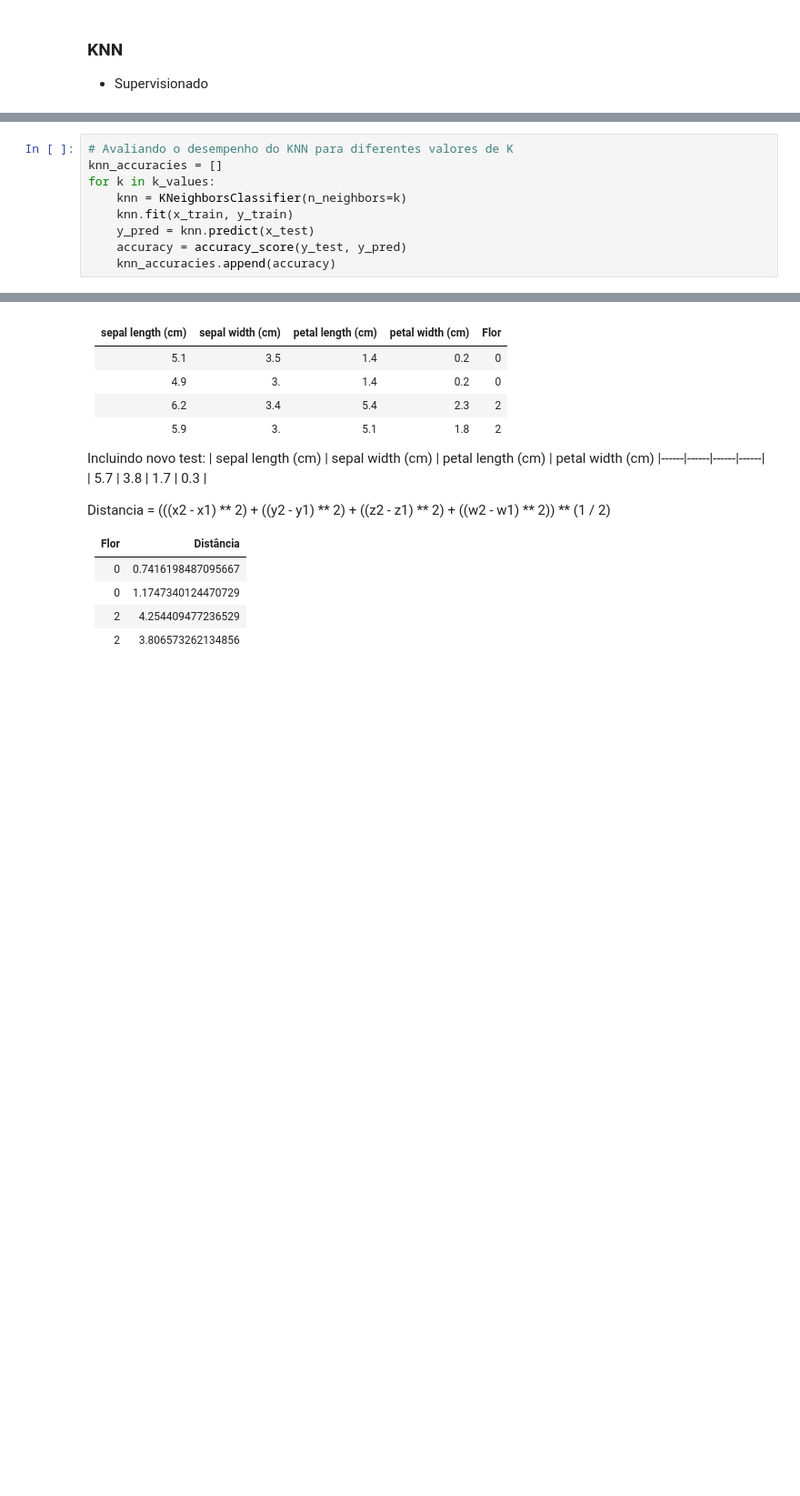
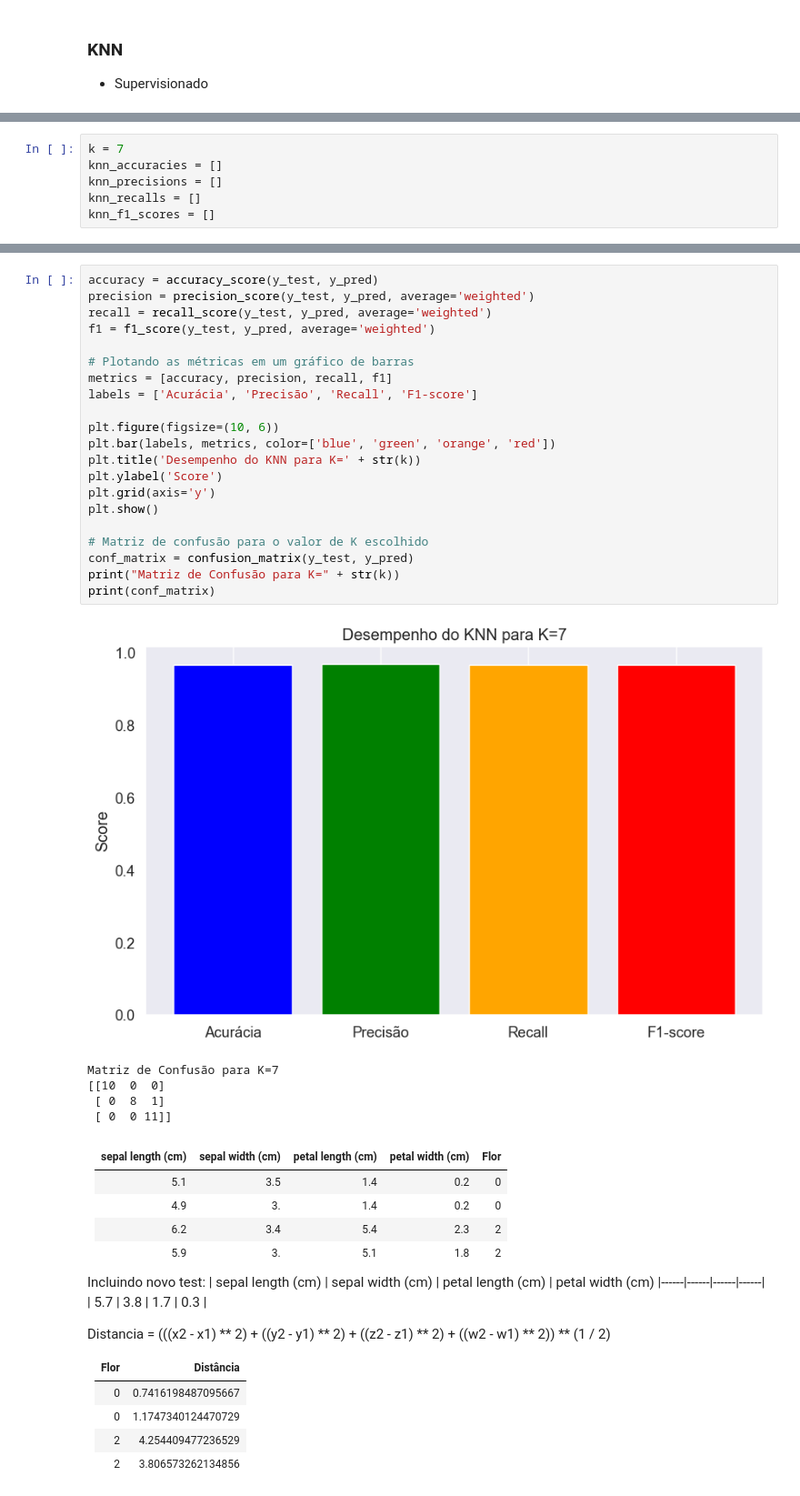
Before and after one commit to lucasmsouza24/artificial-inteligence, a Jupyter notebook: machine-learning/openlab/09-knn-kmeans/main.ipynb, the cells around one changed output, grey strips where cells are left out. Shown at 91% size. Drawn from its saved outputs; the diff is of its cells as text; blank space fills up the shorter version.

```diff
--- a/machine-learning/openlab/09-knn-kmeans/main.ipynb
+++ b/machine-learning/openlab/09-knn-kmeans/main.ipynb
@@ -25,9 +24,0 @@ k_values = range(1, 21)
-# %%
-# Avaliando o desempenho do KNN para diferentes valores de K
-knn_accuracies = []
-for k in k_values:
-    knn = KNeighborsClassifier(n_neighbors=k)
-    knn.fit(x_train, y_train)
-    y_pred = knn.predict(x_test)
-    accuracy = accuracy_score(y_test, y_pred)
-    knn_accuracies.append(accuracy)
@@ -45,0 +25,6 @@ plt.show()
+# %%
+k = 7
+knn_accuracies = []
+knn_precisions = []
+knn_recalls = []
+knn_f1_scores = []
@@ -46,3 +43,30 @@ plt.show()
+# %%
+accuracy = accuracy_score(y_test, y_pred)
+precision = precision_score(y_test, y_pred, average='weighted')
+recall = recall_score(y_test, y_pred, average='weighted')
+f1 = f1_score(y_test, y_pred, average='weighted')
+
+# Plotando as métricas em um gráfico de barras
+metrics = [accuracy, precision, recall, f1]
+labels = ['Acurácia', 'Precisão', 'Recall', 'F1-score']
+
+plt.figure(figsize=(10, 6))
+plt.bar(labels, metrics, color=['blue', 'green', 'orange', 'red'])
+plt.title('Desempenho do KNN para K=' + str(k))
+plt.ylabel('Score')
+plt.grid(axis='y')
+plt.show()
+
+# Matriz de confusão para o valor de K escolhido
+conf_matrix = confusion_matrix(y_test, y_pred)
+print("Matriz de Confusão para K=" + str(k))
+print(conf_matrix)
+# %% [output]
+[figure, added]
+Matriz de Confusão para K=7
+[[10  0  0]
+ [ 0  8  1]
+ [ 0  0 11]]
 # %% [markdown]
 | sepal length (cm) | sepal width (cm) | petal length (cm) | petal width (cm) | Flor |
 |------|------|------|------|------|
```
Also changed, not shown: parts of 8 cells of this notebook, 12 other files.
